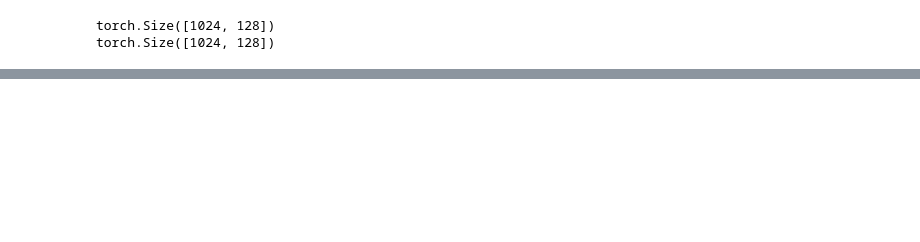
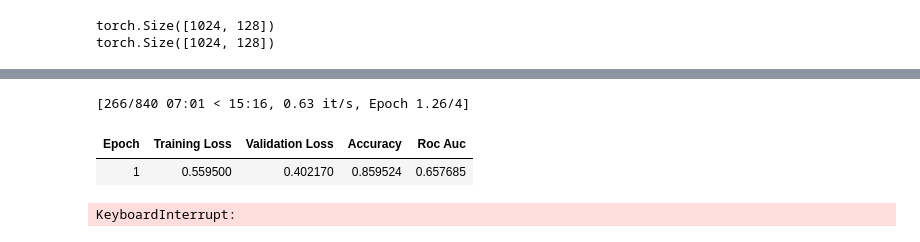
Before and after one commit to meli20002/Industrial-Sound-Anomaly-Detection-using-Transformers, a Jupyter notebook: fine_tuning_ast.ipynb, the cells around one changed output, grey strips where cells are left out. Drawn from its saved outputs; the diff is of its cells as text; code cells hidden in the pictures; blank space fills up the shorter version.

```diff
--- a/fine_tuning_ast.ipynb
+++ b/fine_tuning_ast.ipynb
@@ -313,5 +311,4 @@ Successfully installed evaluate-0.4.6
 # %%
-
 import numpy as np
 import evaluate
 from transformers import TrainingArguments, Trainer
@@ -327,17 +324,23 @@ def compute_metrics(eval_pred):
 training_args = TrainingArguments(
     output_dir="./ast_turbo_results",
     eval_strategy="epoch",
-    save_strategy="epoch",
-    learning_rate=5e-4,
+    save_strategy="no",
+    learning_rate=1e-5,
     per_device_train_batch_size=8,
     per_device_eval_batch_size=8,
-    num_train_epochs=10,
+    num_train_epochs=18,
+    weight_decay=0.01,
     warmup_ratio=0.1,
-    logging_steps=10,
-    load_best_model_at_end=True,
+    logging_steps=20,
+    load_best_model_at_end=False,
     metric_for_best_model="accuracy",
-    save_total_limit=1,
-    report_to="none"
+    greater_is_better=True,
+    report_to="none",
+    disable_tqdm=False,
+    dataloader_num_workers=4,
+    dataloader_pin_memory=False,
+    fp16=False,
+    bf16=False,
 )
 
 # Initialize Trainer
@@ -406,0 +412,14 @@ trainer.train()
+# %%
+#  Evaluation + AUC
+from sklearn.metrics import roc_auc_score, classification_report
+import numpy as np
+
+preds = trainer.predict(test_dataset)
+probs = torch.softmax(torch.tensor(preds.predictions), dim=1)[:,1].numpy()
+labels = preds.label_ids
+
+auc = roc_auc_score(labels, probs)
+print(f"\nROC-AUC on pump  = {auc:.4f} ")
+
+# Classification report
+print(classification_report(labels, (probs > 0.5).astype(int), target_names=["Normal", "Anomaly"]))
@@ -406,0 +491,7 @@ trainer.train()
+# %%
+trainer.train()
+# %% [output]
+[266/840 07:01 < 15:16, 0.63 it/s, Epoch 1.26/4]
+| Epoch | Training Loss | Validation Loss | Accuracy | Roc Auc |
+| 1 | 0.559500 | 0.402170 | 0.859524 | 0.657685 |
+KeyboardInterrupt:
```
Also changed, not shown: parts of 17 cells of this notebook.
